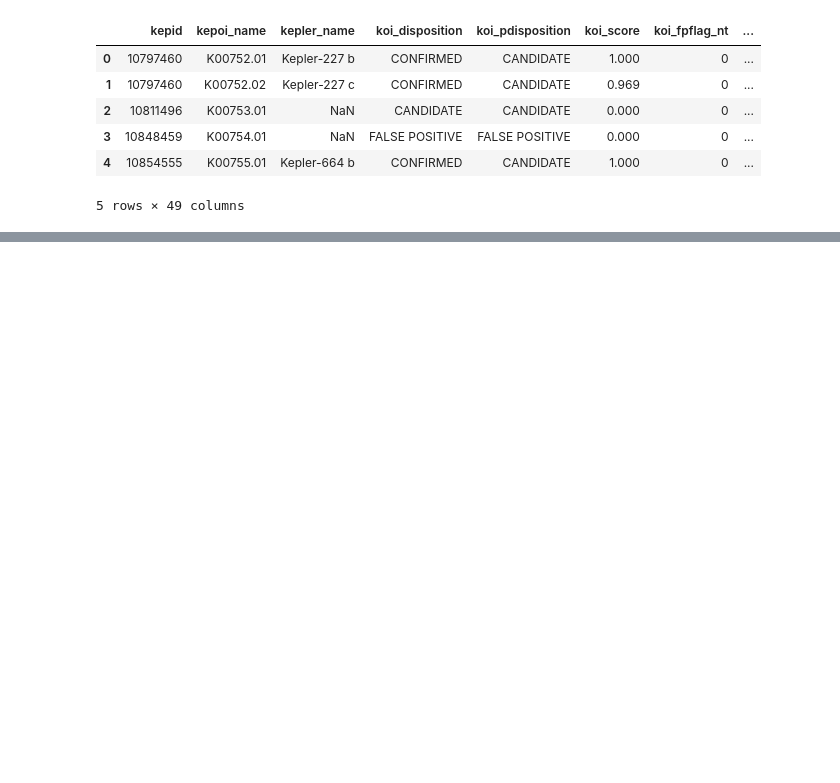
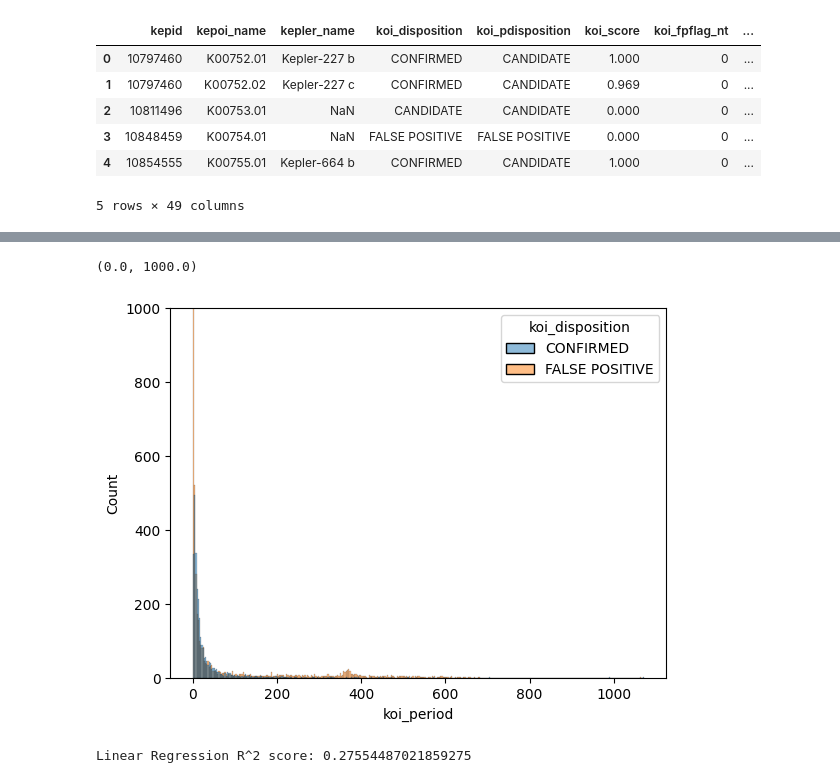
Before and after one commit to russpenska/spaceapps-exoplanets, a Jupyter notebook: src/exploring_koi.ipynb, the cells around one changed output, grey strips where cells are left out. Cells and saved outputs as stored; diff of their text form; code cells hidden in the pictures; blank space fills up the shorter version.

```diff
--- a/src/exploring_koi.ipynb
+++ b/src/exploring_koi.ipynb
@@ -22,3 +42,17 @@ X = df['koi_disposition'].astype('category').cat.codes
+# %%
+sns.histplot(data=df, x = 'koi_period', hue='koi_disposition', kde=False, fill=True)
+plt.ylim(0, 1000)
+# %% [output]
+(0.0, 1000.0)
+[figure, added]
 # %%
 # split the data into training and test sets
 X_train, X_test, y_train, y_test = train_test_split(X, y, test_size=0.3)
+# %%
+lr_model = LinearRegression()
+lr_model.fit(X_train, y_train)
+
+lr_r2_score = lr_model.score(X_test, y_test)
+print(f'Linear Regression R^2 score: {lr_r2_score}')
+# %% [output]
+Linear Regression R^2 score: 0.27554487021859275
```
Also changed, not shown: parts of 6 cells of this notebook, 3 other files.
